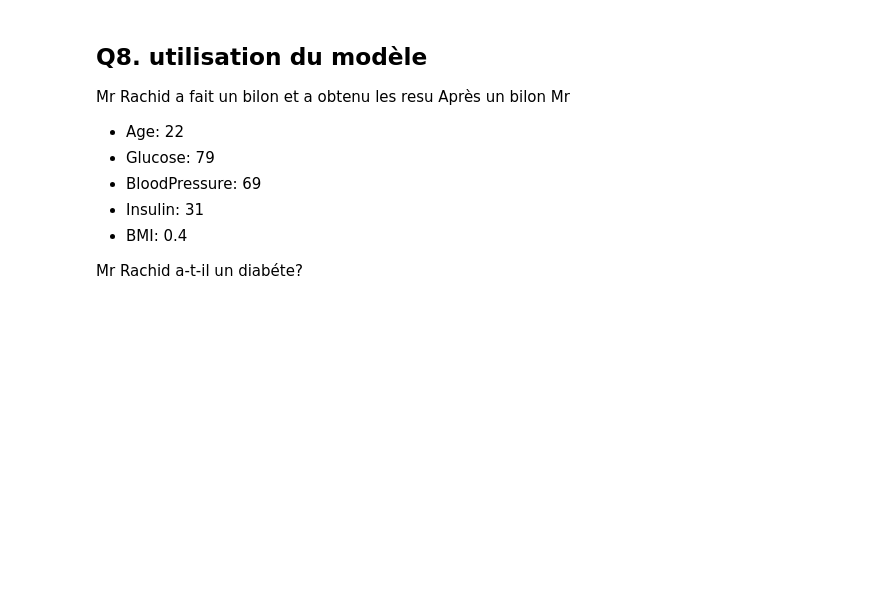
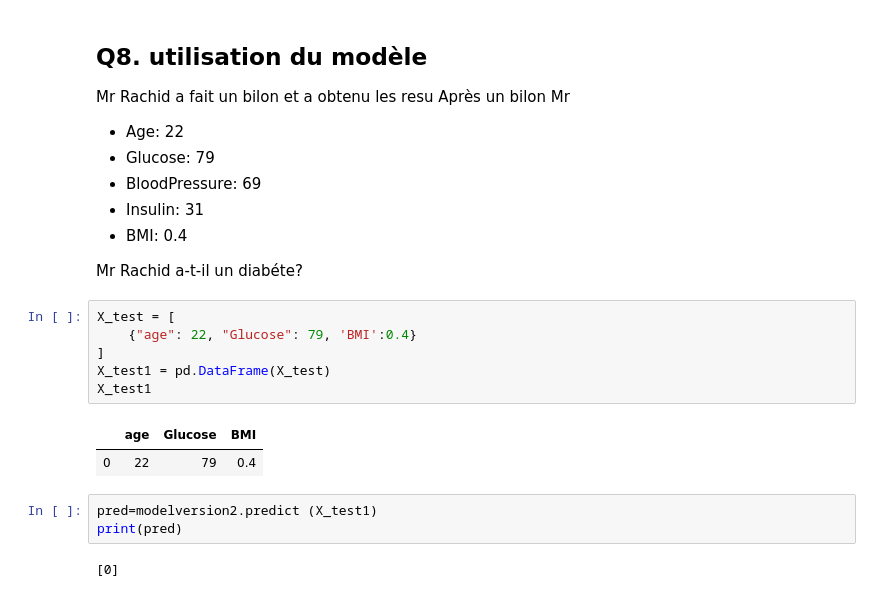
Before and after one commit to oubia/Maching_learning, a Jupyter notebook: TP04/TP04_DecisionTree.ipynb, the cells around one changed output. Saved outputs shown, nothing was run; the diff lists cells and outputs as text; blank space fills up the shorter version.

```diff
--- a/TP04/TP04_DecisionTree.ipynb
+++ b/TP04/TP04_DecisionTree.ipynb
@@ -158,3 +218,17 @@ Mr Rachid a fait un bilon et a obtenu les resu Après un bilon Mr
 - BMI: 0.4
 
 Mr Rachid a-t-il un diabéte?
+# %%
+X_test = [
+    {"age": 22, "Glucose": 79, 'BMI':0.4}
+]
+X_test1 = pd.DataFrame(X_test)
+X_test1
+# %% [output]
+|  | age | Glucose | BMI |
+| 0 | 22 | 79 | 0.4 |
+# %%
+pred=modelversion2.predict (X_test1)
+print(pred)
+# %% [output]
+[0]
```
Also changed, not shown: parts of 16 cells of this notebook.
